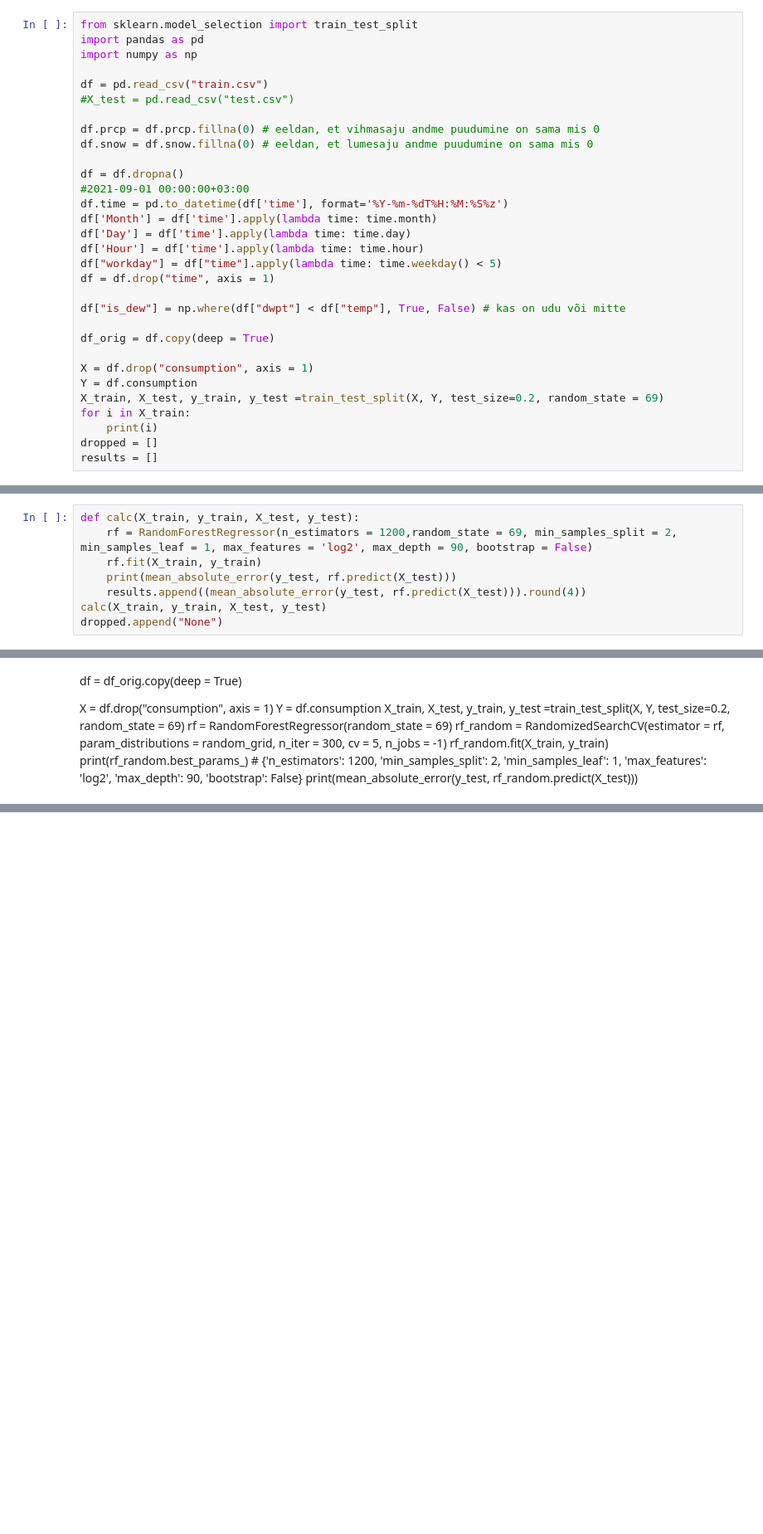
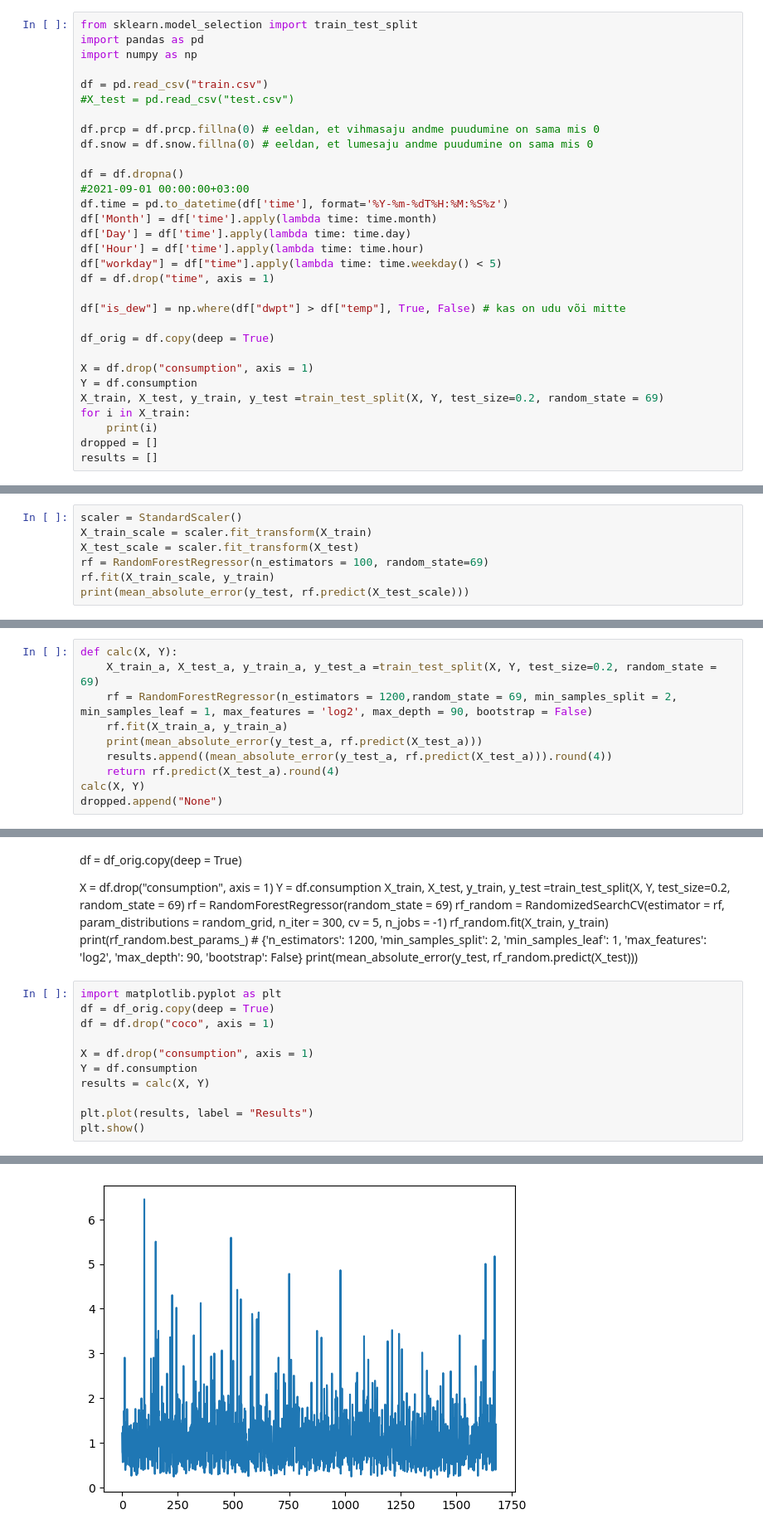
Before and after one commit to ukawaii/Sissejuhatus-andmeteadusesse---project, a Jupyter notebook: Projekt/Projekti energy models.ipynb, the cells around one changed output, grey strips where cells are left out. Shown: that part at 83% size. Saved outputs shown, nothing was run; the diff lists cells and outputs as text; blank space fills up the shorter version.

```diff
--- a/Projekt/Projekti energy models.ipynb
+++ b/Projekt/Projekti energy models.ipynb
@@ -18,7 +18,7 @@ df['Hour'] = df['time'].apply(lambda time: time.hour)
 df["workday"] = df["time"].apply(lambda time: time.weekday() < 5)
 df = df.drop("time", axis = 1)
 
-df["is_dew"] = np.where(df["dwpt"] < df["temp"], True, False) # kas on udu või mitte
+df["is_dew"] = np.where(df["dwpt"] > df["temp"], True, False) # kas on udu või mitte
 
 df_orig = df.copy(deep = True)
 
@@ -123,0 +125,7 @@ print(mean_absolute_error(y_test, rf.predict(X_test)))
+# %%
+scaler = StandardScaler()
+X_train_scale = scaler.fit_transform(X_train)
+X_test_scale = scaler.fit_transform(X_test)
+rf = RandomForestRegressor(n_estimators = 100, random_state=69)
+rf.fit(X_train_scale, y_train)
+print(mean_absolute_error(y_test, rf.predict(X_test_scale)))
@@ -144,11 +154,13 @@ random_grid = {'n_estimators': n_estimators,
                'min_samples_leaf': min_samples_leaf,
                'bootstrap': bootstrap}
 # %%
-def calc(X_train, y_train, X_test, y_test):
+def calc(X, Y):
+    X_train_a, X_test_a, y_train_a, y_test_a =train_test_split(X, Y, test_size=0.2, random_state = 69)
     rf = RandomForestRegressor(n_estimators = 1200,random_state = 69, min_samples_split = 2, min_samples_leaf = 1, max_features = 'log2', max_depth = 90, bootstrap = False)
-    rf.fit(X_train, y_train)
-    print(mean_absolute_error(y_test, rf.predict(X_test)))
-    results.append((mean_absolute_error(y_test, rf.predict(X_test))).round(4))
-calc(X_train, y_train, X_test, y_test)
+    rf.fit(X_train_a, y_train_a)
+    print(mean_absolute_error(y_test_a, rf.predict(X_test_a)))
+    results.append((mean_absolute_error(y_test_a, rf.predict(X_test_a))).round(4))
+    return rf.predict(X_test_a).round(4)
+calc(X, Y)
 dropped.append("None")
 # %% [output]
@@ -266,3 +296,15 @@ rf_random = RandomizedSearchCV(estimator = rf, param_distributions = random_grid
 rf_random.fit(X_train, y_train)
 print(rf_random.best_params_) # {'n_estimators': 1200, 'min_samples_split': 2, 'min_samples_leaf': 1, 'max_features': 'log2', 'max_depth': 90, 'bootstrap': False}
 print(mean_absolute_error(y_test, rf_random.predict(X_test)))
+# %%
+import matplotlib.pyplot as plt
+df = df_orig.copy(deep = True)
+df = df.drop("coco", axis = 1)
+
+X = df.drop("consumption", axis = 1)
+Y = df.consumption
+results = calc(X, Y)
+
+plt.plot(results, label = "Results")
+plt.show()
+# %% [output]
@@ -268,0 +312 @@ print(mean_absolute_error(y_test, rf_random.predict(X_test)))
+[figure, added]
```
Also changed, not shown: parts of 20 cells of this notebook.
